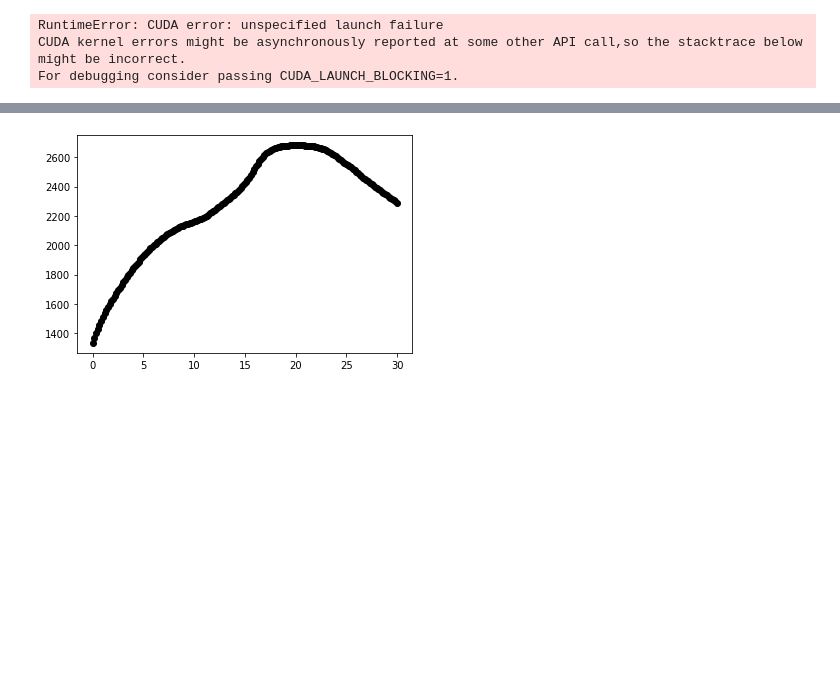
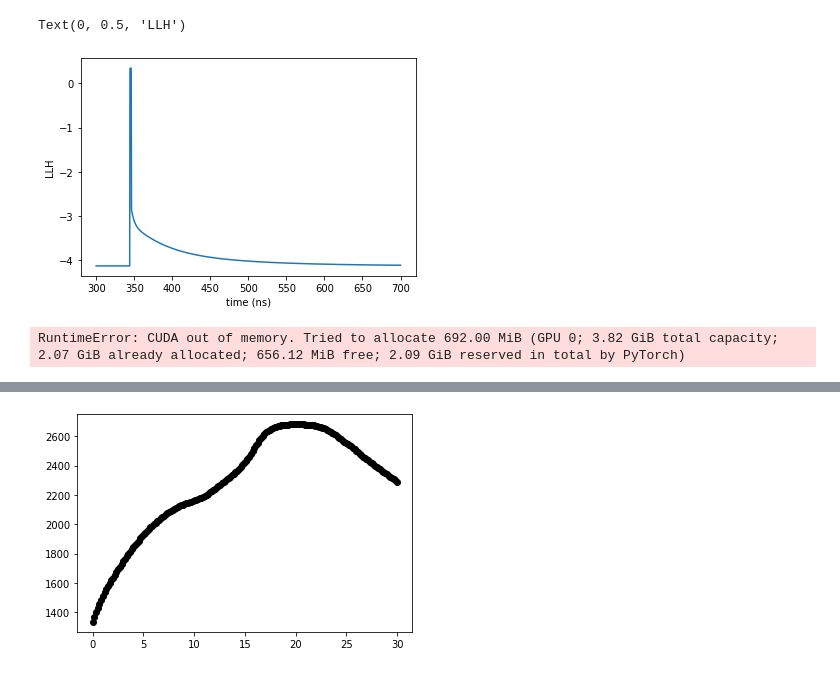
Before and after one commit to pone-software/hyperion, a Jupyter notebook: eval_nn_tres_param.ipynb, the cells around one changed output, grey strips where cells are left out. Saved outputs shown, nothing was run; the diff lists cells and outputs as text; code cells hidden in the pictures; blank space fills up the shorter version.

```diff
--- a/eval_nn_tres_param.ipynb
+++ b/eval_nn_tres_param.ipynb
@@ -169,23 +253,26 @@ def eval_likelihood(event, amp, pos, theta, phi):
 # %%
-theta = np.radians(5)
+theta = np.radians(30)
 theta2 = np.radians(20)
-phi = 0
+phi = np.radians(10)
 cdir = sph_to_cart_np(theta, phi)
 cdir2 = sph_to_cart_np(theta2, phi)
 pos = np.asarray([30., 40, 0])
+t0_gen = 20
+amp_gen = 1E10
 
-amp = 1E10
 
 gen_ph = make_generate_photons_nn("../hyperion/data/arival_time_pars_net.dat")
-phsrc = PhotonSource(pos, amp, 0, cdir)
-samples = gen_ph(det.module_coords, det.module_efficiencies, [phsrc])[30]
+phsrc = PhotonSource(pos, amp_gen, 0, cdir)
+samples = gen_ph(det.module_coords, det.module_efficiencies, [phsrc])
 
 theta_t = torch.tensor(theta, device=device, dtype=torch.float)
-theta2_t = torch.tensor(theta, device=device, dtype=torch.float)
+theta2_t = torch.tensor(theta2, device=device, dtype=torch.float)
+cdir_t = torch.tensor(cdir, device=device, dtype=torch.float)
 phi_t = torch.tensor(phi, device=device, dtype=torch.float)
 pos_t = torch.tensor(pos, device=device, dtype=torch.float)
-
+amp_gen_t = torch.tensor(amp_gen, device=device, dtype=torch.float)
+t0_gen_t = torch.tensor(t0_gen, device=device, dtype=torch.float)
 xs = np.linspace(0, 500, 500)
 
-#event, record = generate_cascade(det, pos, 0., cdir, n_photons=1E8,  pprop_func=gen_ph)
-#event2, record2 = generate_cascade(det, pos, 0., cdir2, n_photons=1E9,  pprop_func=gen_ph)
+event, record = generate_cascade(det, pos, t0_gen, cdir, n_photons=1E8,  pprop_func=gen_ph)
+event2, record2 = generate_cascade(det, pos, t0_gen, cdir2, n_photons=1E8,  pprop_func=gen_ph)
@@ -192,28 +353,47 @@ xs = np.linspace(0, 500, 500)
 # %%
+xs = np.linspace(300, 700, 1000)
 xs_t = torch.tensor(xs, device=device, dtype=torch.float)
-poiss, shape = eval_dist(xs_t, amp, pos_t, theta_t, phi_t, 30)
-pdf_val = poiss + shape
+pdf_val, p = eval_dist(xs_t, amp_gen_t, pos_t, theta_t, phi_t, t0_gen, 30)
+
 plt.plot(xs, pdf_val.detach().cpu())
-
-poiss, shape = eval_dist(xs_t, amp, pos_t, theta2_t, phi_t, 30)
-pdf_val = poiss + shape
-plt.plot(xs, pdf_val.detach().cpu())
+plt.xlabel("time (ns)")
+plt.ylabel("LLH")
 # %% [output]
-RuntimeError: CUDA error: unspecified launch failure
-CUDA kernel errors might be asynchronously reported at some other API call,so the stacktrace below might be incorrect.
-For debugging consider passing CUDA_LAUNCH_BLOCKING=1.
+Text(0, 0.5, 'LLH')
+[figure, added]
 # %%
-def make_wrap(t, amp, pos_t, mod_index):
-    def wrap(theta, phi):
-        res = eval_dist(torch.tensor([t], device=device, dtype=torch.float), amp, pos_t, theta, phi, mod_index)
-        return res[0] + res[1]
+def make_wrap(event):
+    def wrap(logamp, theta, phi, pos_x, pos_y, pos_z, t0):
+        pos = torch.stack([pos_x, pos_y, pos_z])
+        res = eval_likelihood(event, 10**logamp, pos, theta, phi, t0)
+        return res
     return wrap
 
-hess_m = 0
-for t in samples[:100]:
-    wrap = make_wrap(t, amp, pos_t, 30)
-    hess = hessian(wrap, (theta_t, phi_t), strict=True)
-    hess_m += np.asarray([[hess[0][0].detach().cpu().numpy(), hess[0][1].detach().cpu().numpy()],
-                     [hess[1][0].detach().cpu().numpy(), hess[1][1].detach().cpu().numpy()]])
+def unpack_hessian(hess):
+    hess_len = len(hess)
+    out = np.empty((hess_len, hess_len))
+    for i in range(len(hess)):
+        for j in range(len(hess)):
+            out[i, j] = hess[i][j].detach().cpu().numpy()
+    return out
 
-hess_m /= 100
+
+
+all_hessians = []
+hessians = []
+hessians_f = []
+
+all_n_photons_gen = np.linspace(1E8, 1E12, 50)
+for amp_gen in all_n_photons_gen:
+    amp_gen_t = torch.tensor(amp_gen, device=device, dtype=torch.float)
+    hessians_f = []
+    for seed in range(200):
+        event, record = generate_cascade(det, pos, t0_gen, cdir, n_photons=amp_gen, pprop_func=gen_ph)
+        wrap = make_wrap(event)
+        #hess = hessian(wrap, (torch.log10(amp_gen_t), theta_t, phi_t, pos_t[0], pos_t[1], pos_t[2], t0_gen_t), strict=True)
+        jac = torch.stack(jacobian(wrap, (torch.log10(amp_gen_t), theta_t, phi_t, pos_t[0], pos_t[1], pos_t[2], t0_gen_t), strict=True))
+        #hessians.append(unpack_hessian(hess))
+        hessians_f.append((jac[np.newaxis, :] * jac[:, np.newaxis]).detach().cpu().numpy())
+    all_hessians.append(hessians_f)
+# %% [output]
+RuntimeError: CUDA out of memory. Tried to allocate 692.00 MiB (GPU 0; 3.82 GiB total capacity; 2.07 GiB already allocated; 656.12 MiB free; 2.09 GiB reserved in total by PyTorch)
```
Also changed, not shown: parts of 20 cells of this notebook.
